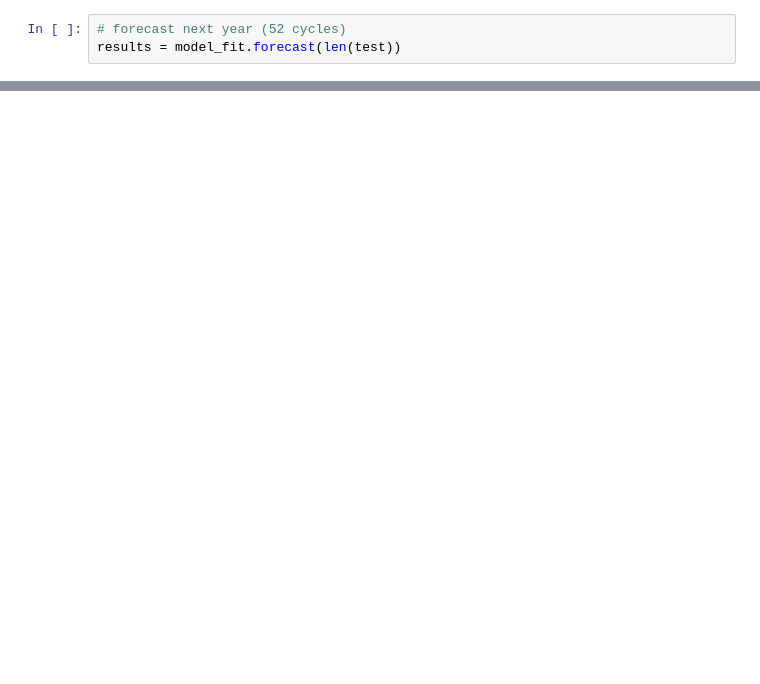
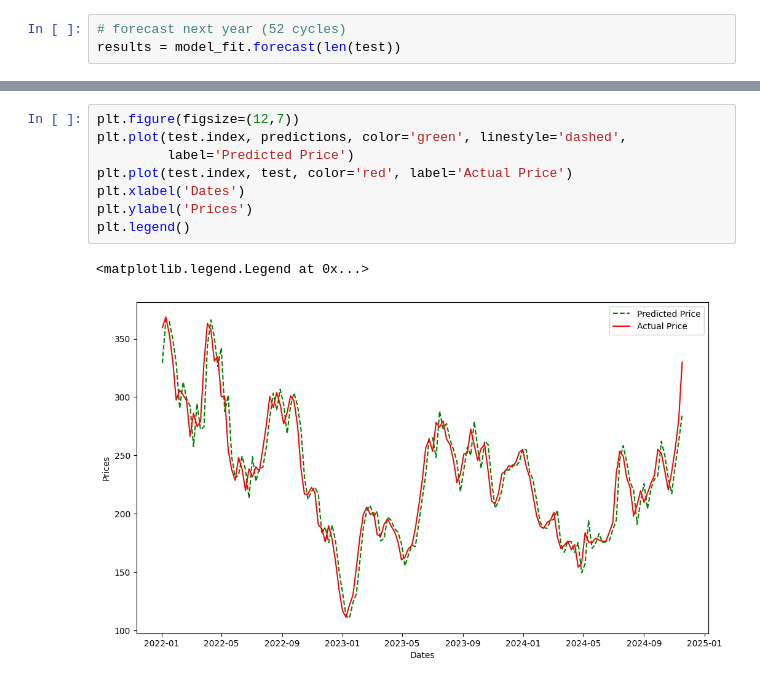
Before and after one commit to sunithak999/AA501_Project, a Jupyter notebook: ARIMA_statistical_model.ipynb, the cells around one changed output, grey strips where cells are left out. Saved outputs shown, nothing was run; the diff lists cells and outputs as text; blank space fills up the shorter version.

```diff
--- a/ARIMA_statistical_model.ipynb
+++ b/ARIMA_statistical_model.ipynb
@@ -211,0 +255,11 @@ Warnings:
+# %%
+plt.figure(figsize=(12,7))
+plt.plot(test.index, predictions, color='green', linestyle='dashed',
+         label='Predicted Price')
+plt.plot(test.index, test, color='red', label='Actual Price')
+plt.xlabel('Dates')
+plt.ylabel('Prices')
+plt.legend()
+# %% [output]
+<matplotlib.legend.Legend at 0x...>
+[figure, added]
```
Also changed, not shown: parts of 7 cells of this notebook.
